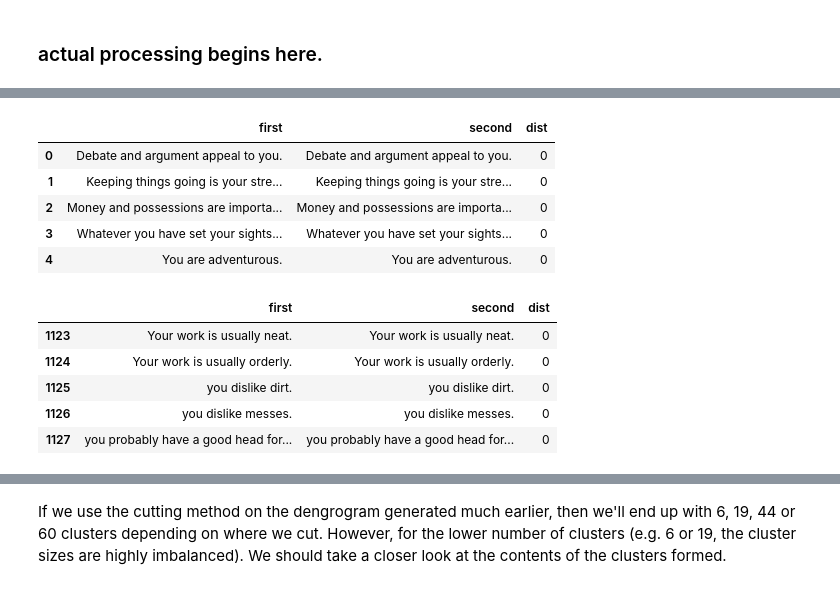
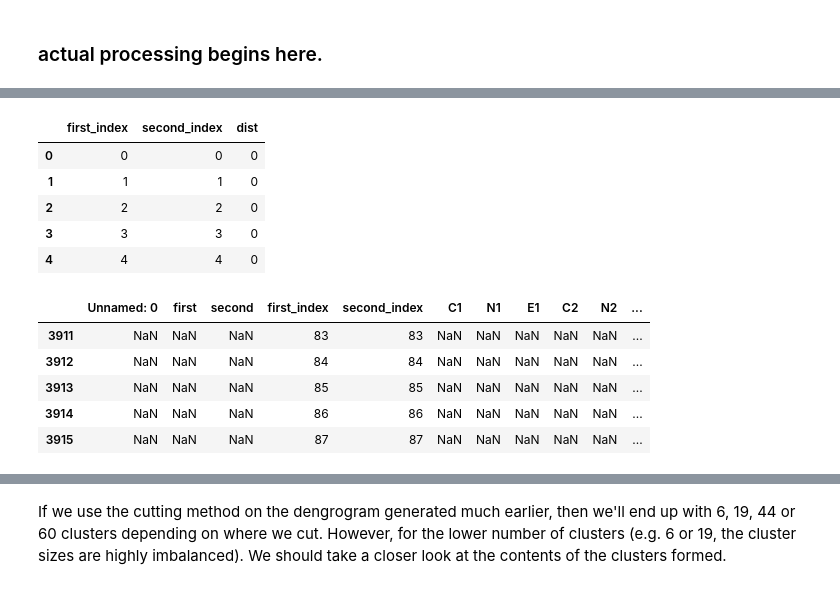
Before and after one commit to llmhyy/comments_summarization, a Jupyter notebook: src/cluster.ipynb, the cells around one changed output, grey strips where cells are left out. Drawn from its saved outputs; the diff is of its cells as text; code cells hidden in the pictures.

```diff
--- a/src/cluster.ipynb
+++ b/src/cluster.ipynb
@@ -87,6 +87,6 @@ df_pairs.head()
 | 3 | You never give up. | You are usually slow to anger unl... | 0.497971 |
 | 4 | You never give up. | You are reliable. | 0.081044 |
 # %%
-df_pairs = pd.read_csv("../data/roberta_kg_astro1clean_distances(debugged1).csv")
+df_pairs = pd.read_csv("../data/astro0/astro0_decomposed_processed_pairs.csv")
 df_pairs.head()
 # %% [output]
@@ -103,9 +103,9 @@ df_pairs.head()
 # we utilise a pivot table to do this
 
 # first, add the redundant pairs (two of the same sentences) to the data.
-# we need this for the pivot function to generate the correct rows and columns.
-first = np.unique(df_pairs['first'].values)
-second = np.unique(df_pairs['second'].values)
+# we need this for the pivot function to generate the correct indices and columns.
+first = np.unique(df_pairs['first_index'].values)
+second = np.unique(df_pairs['second_index'].values)
 combined_arr = np.concatenate((first, second))
 sentences = np.unique(combined_arr)
 print(len(sentences))
@@ -114,6 +114,7 @@ print(len(sentences))
 # %%
 #add_data = np.column_stack([np.zeros(len(sentences)), np.zeros(len(sentences)), np.zeros(len(sentences)), np.zeros(len(sentences)), sentences, sentences, np.zeros(len(sentences))])
 add_data = np.column_stack([sentences, sentences, np.zeros(len(sentences))])
+add_data = add_data.astype(np.int)
 
 print(add_data)
 # %% [output]
@@ -137,20 +138,19 @@ print(add_data)
 # %%
-add_df = pd.DataFrame(data=add_data, columns=df_pairs.columns)
+add_df = pd.DataFrame(data=add_data, columns=['first_index','second_index','dist'])
 add_df.head()
 # %% [output]
-|  | first | second | dist |
-| 0 | Debate and argument appeal to you. | Debate and argument appeal to you. | 0 |
-| 1 | Keeping things going is your stre... | Keeping things going is your stre... | 0 |
-| 2 | Money and possessions are importa... | Money and possessions are importa... | 0 |
-| 3 | Whatever you have set your sights... | Whatever you have set your sights... | 0 |
-| 4 | You are adventurous. | You are adventurous. | 0 |
+|  | first_index | second_index | dist |
+| 0 | 0 | 0 | 0 |
+| 1 | 1 | 1 | 0 |
+| 2 | 2 | 2 | 0 |
+| 3 | 3 | 3 | 0 |
+| 4 | 4 | 4 | 0 |
 # %%
-df_clean = df_pairs.append(add_df, ignore_index=True)
-df_clean.tail()
+df_pairs = df_pairs.append(add_df, ignore_index=True)
 # %% [output]
-|  | first | second | dist |
-| 1123 | Your work is usually neat. | Your work is usually neat. | 0 |
-| 1124 | Your work is usually orderly. | Your work is usually orderly. | 0 |
-| 1125 | you dislike dirt. | you dislike dirt. | 0 |
-| 1126 | you dislike messes. | you dislike messes. | 0 |
-| 1127 | you probably have a good head for... | you probably have a good head for... | 0 |
+|  | Unnamed: 0 | first | second | first_index | second_index | C1 | N1 | E1 | C2 | N2 | ... |
+| 3911 | NaN | NaN | NaN | 83 | 83 | NaN | NaN | NaN | NaN | NaN | ... |
+| 3912 | NaN | NaN | NaN | 84 | 84 | NaN | NaN | NaN | NaN | NaN | ... |
+| 3913 | NaN | NaN | NaN | 85 | 85 | NaN | NaN | NaN | NaN | NaN | ... |
+| 3914 | NaN | NaN | NaN | 86 | 86 | NaN | NaN | NaN | NaN | NaN | ... |
+| 3915 | NaN | NaN | NaN | 87 | 87 | NaN | NaN | NaN | NaN | NaN | ... |
```
Also changed, not shown: parts of 29 cells of this notebook.
